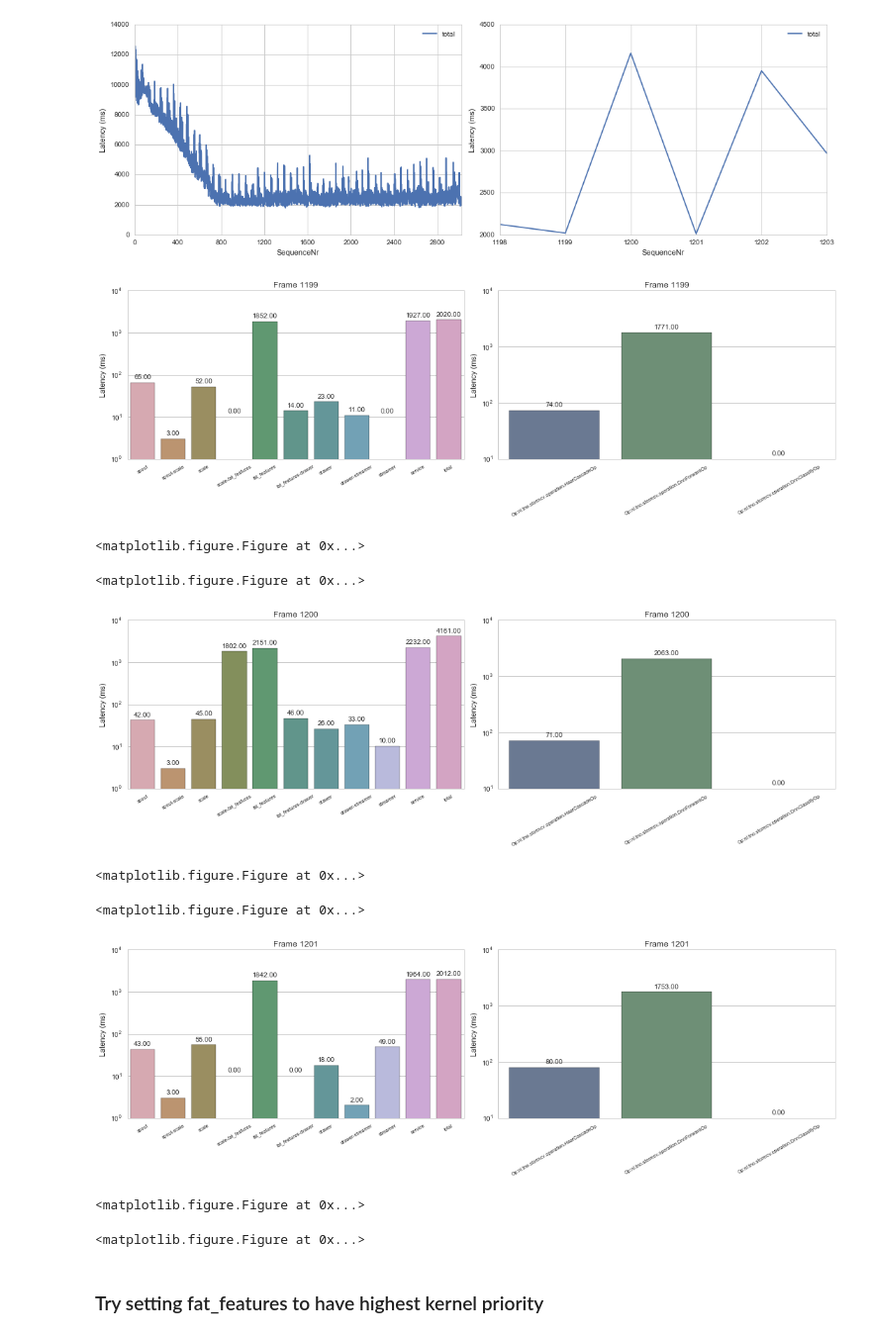
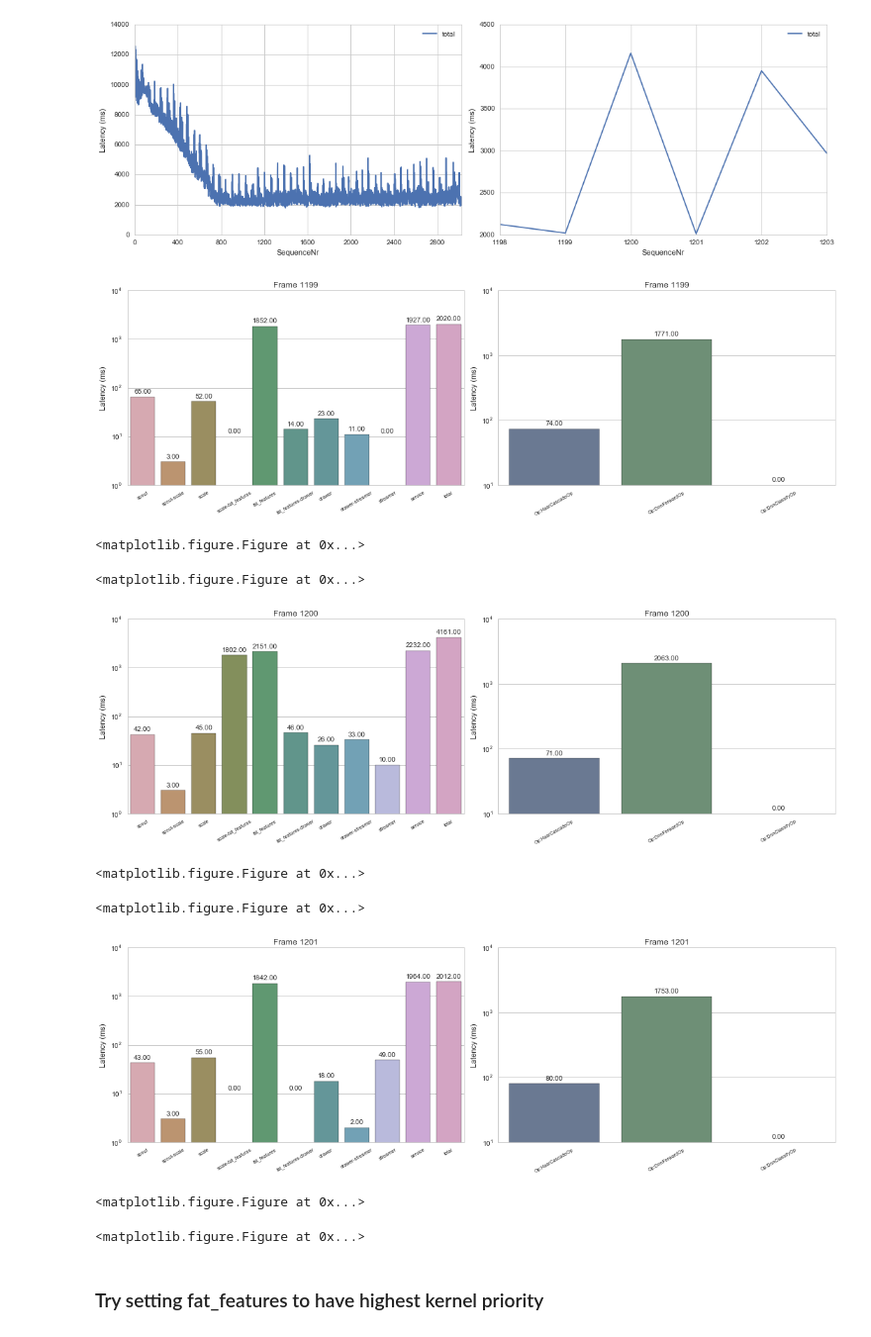
Before and after one commit to Aetf/remotelog, a Jupyter notebook: Exp-Res.ipynb, the cells around one changed output. Shown at 99% size. Saved outputs shown, nothing was run; the diff lists cells and outputs as text; code cells hidden in the pictures.

```diff
--- a/Exp-Res.ipynb
+++ b/Exp-Res.ipynb
@@ -440,16 +425,16 @@ non_perio_res.seq_latency(seq=range(1198,1204), ax=axs[1])
 # %%
 for frame_seq in [1199, 1200, 1201]:
     fig, axs = plt.subplots(ncols=2, figsize=(15,5))
     non_perio_res.latency(seq=frame_seq, ax=axs[0])
-    non_perio_res.latency(seq=frame_seq, latencies=['Op:nl.tno.stormcv.operation.HaarCascadeOp', 'Op:nl.tno.stormcv.operation.DnnForwardOp', 'Op:nl.tno.stormcv.operation.DnnClassifyOp'], ax=axs[1])
+    non_perio_res.latency(seq=frame_seq, latencies=['Op:HaarCascadeOp', 'Op:DnnForwardOp', 'Op:DnnClassifyOp'], ax=axs[1])
 # %% [output]
-[figure, old version]
+[figure, new version]
 <matplotlib.figure.Figure at 0x...>
 <matplotlib.figure.Figure at 0x...>
-[figure, old version]
+[figure, new version]
 <matplotlib.figure.Figure at 0x...>
 <matplotlib.figure.Figure at 0x...>
-[figure, old version]
+[figure, new version]
 <matplotlib.figure.Figure at 0x...>
 <matplotlib.figure.Figure at 0x...>
 # %% [markdown]
```
Also changed, not shown: parts of 9 cells of this notebook, 1 other file.
